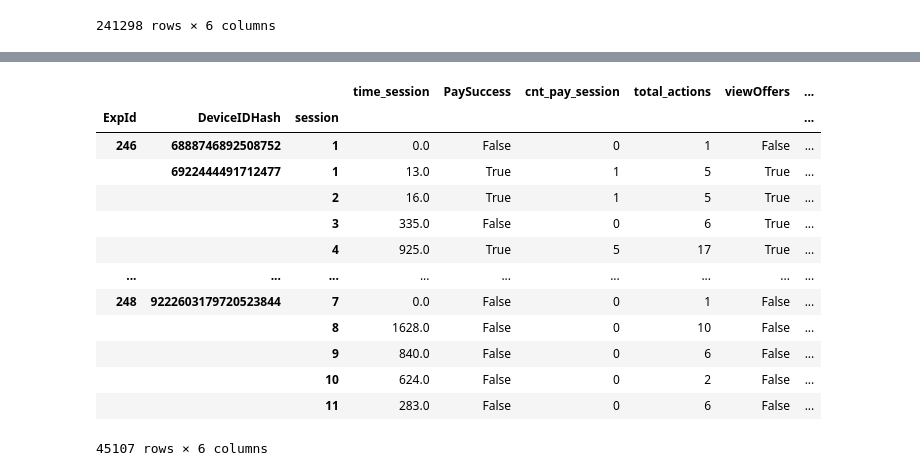
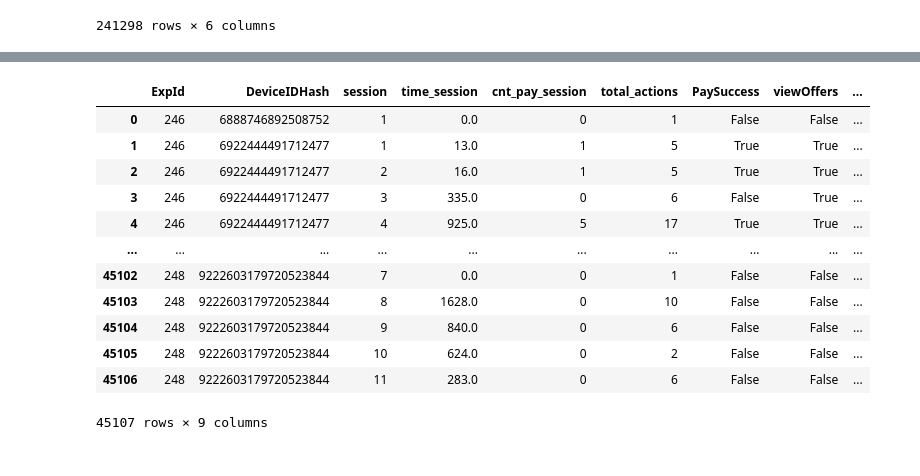
Before and after one commit to antipovdenis/food-app-analytics, a Jupyter notebook: notebooks/02_main.ipynb, the cells around one changed output, grey strips where cells are left out. Cells and saved outputs as stored; diff of their text form; code cells hidden in the pictures.

```diff
--- a/notebooks/02_main.ipynb
+++ b/notebooks/02_main.ipynb
@@ -277,27 +306,33 @@ data.head(30)
 # %%
-data.groupby(['ExpId', 'DeviceIDHash', 'session']).agg(time_session = ('datetime', lambda x: (max(x) - min(x)).total_seconds()),
-                                              PaySuccess = ('EventName', lambda x: 'PaymentScreenSuccessful' in list(x)),
-                                              cnt_pay_session = ('EventName', lambda x: list(x).count('PaymentScreenSuccessful')),
-                                              total_actions = ('EventName', lambda x: len(x)),
-                                              viewOffers = ('EventName', lambda x: 'OffersScreenAppear' in list(x)),
-                                              from_outside = ('EventName', lambda x: 'MainScreenAppear' != x.iloc[0])
-
+data_sessions = (data
+                 .groupby(['ExpId', 'DeviceIDHash', 'session'])
+                 .agg(time_session = ('datetime', lambda x: (max(x) - min(x)).total_seconds()), # время сессии
+                    cnt_pay_session = ('EventName', lambda x: list(x).count('PaymentScreenSuccessful')), # количество покупок за сессию
+                    total_actions = ('EventName', lambda x: len(x)), # всего действий за сессию
+                    PaySuccess = ('EventName', lambda x: 'PaymentScreenSuccessful' in list(x)), # факт хотя бы одной покупки
+                    viewOffers = ('EventName', lambda x: 'OffersScreenAppear' in list(x)),  # просматривают акции
+                    from_outside = ('EventName', lambda x: x.iloc[0] not in ['MainScreenAppear', 'Tutorial']) # факт пришел извне
+                     )
+                 .reset_index()
 )
+# Строго говоря, невозможно в данном логе узнать время одной сессии. Потому что лог отображает когда мы совершили действие,
+# то есть мы знаем когда пользователь совершил последнее действие (например, перешел в основное окно после покупки), но у нас нет факта когда клиент вышел из программы совсем.
+# Поэтому  будут сессси со временем = 0 секунд (когда в сессии всего 1 действие)
+data_sessions
 
 # посмотреть те сессии, где время = 0 (одна активность за сессию). Если такое действие встречается часто и у активных пользователей,
 # то может означать, что часто вылетает программа при входе
 # %% [output]
-|  |  |  | time_session | PaySuccess | cnt_pay_session | total_actions | viewOffers | ... |
-| ExpId | DeviceIDHash | session |  |  |  |  |  | ... |
-| 246 | 6888746892508752 | 1 | 0.0 | False | 0 | 1 | False | ... |
-|  | 6922444491712477 | 1 | 13.0 | True | 1 | 5 | True | ... |
-|  |  | 2 | 16.0 | True | 1 | 5 | True | ... |
-|  |  | 3 | 335.0 | False | 0 | 6 | True | ... |
-|  |  | 4 | 925.0 | True | 5 | 17 | True | ... |
-| ... | ... | ... | ... | ... | ... | ... | ... | ... |
-| 248 | 9222603179720523844 | 7 | 0.0 | False | 0 | 1 | False | ... |
-|  |  | 8 | 1628.0 | False | 0 | 10 | False | ... |
-|  |  | 9 | 840.0 | False | 0 | 6 | False | ... |
-|  |  | 10 | 624.0 | False | 0 | 2 | False | ... |
-|  |  | 11 | 283.0 | False | 0 | 6 | False | ... |
+|  | ExpId | DeviceIDHash | session | time_session | cnt_pay_session | total_actions | PaySuccess | viewOffers | ... |
+| 0 | 246 | 6888746892508752 | 1 | 0.0 | 0 | 1 | False | False | ... |
+| 1 | 246 | 6922444491712477 | 1 | 13.0 | 1 | 5 | True | True | ... |
+| 2 | 246 | 6922444491712477 | 2 | 16.0 | 1 | 5 | True | True | ... |
+| 3 | 246 | 6922444491712477 | 3 | 335.0 | 0 | 6 | False | True | ... |
+| 4 | 246 | 6922444491712477 | 4 | 925.0 | 5 | 17 | True | True | ... |
+| ... | ... | ... | ... | ... | ... | ... | ... | ... | ... |
+| 45102 | 248 | 9222603179720523844 | 7 | 0.0 | 0 | 1 | False | False | ... |
+| 45103 | 248 | 9222603179720523844 | 8 | 1628.0 | 0 | 10 | False | False | ... |
+| 45104 | 248 | 9222603179720523844 | 9 | 840.0 | 0 | 6 | False | False | ... |
+| 45105 | 248 | 9222603179720523844 | 10 | 624.0 | 0 | 2 | False | False | ... |
+| 45106 | 248 | 9222603179720523844 | 11 | 283.0 | 0 | 6 | False | False | ... |
-45107 rows × 6 columns
+45107 rows × 9 columns
```
Also changed, not shown: parts of 17 cells of this notebook, 2 other files.
